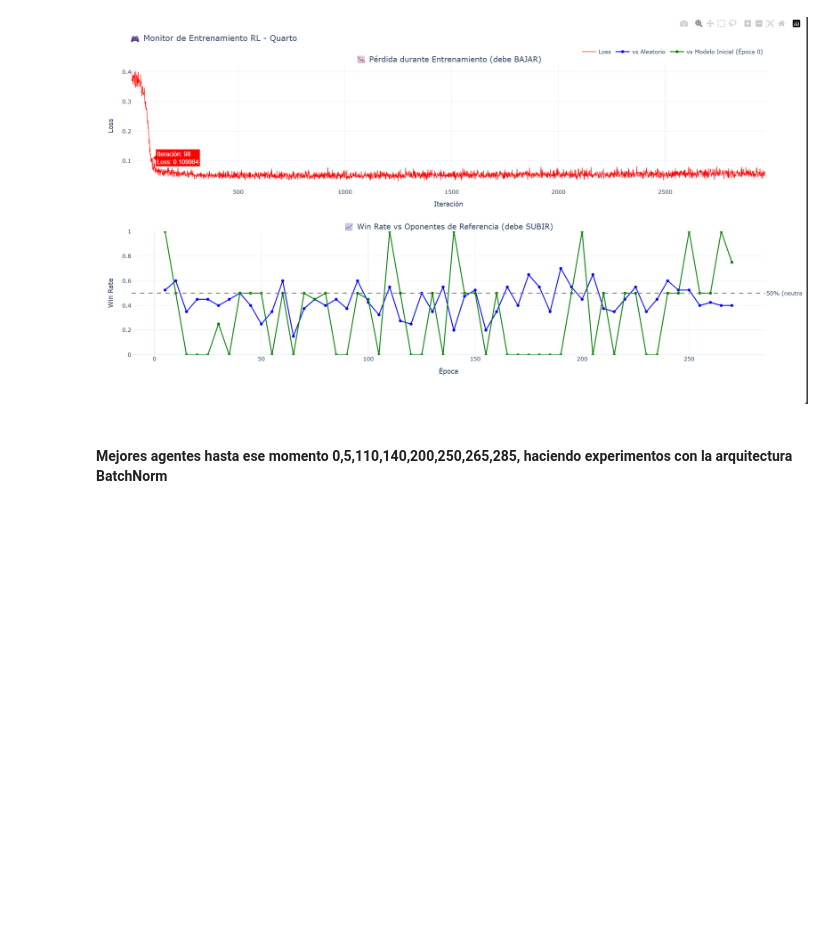
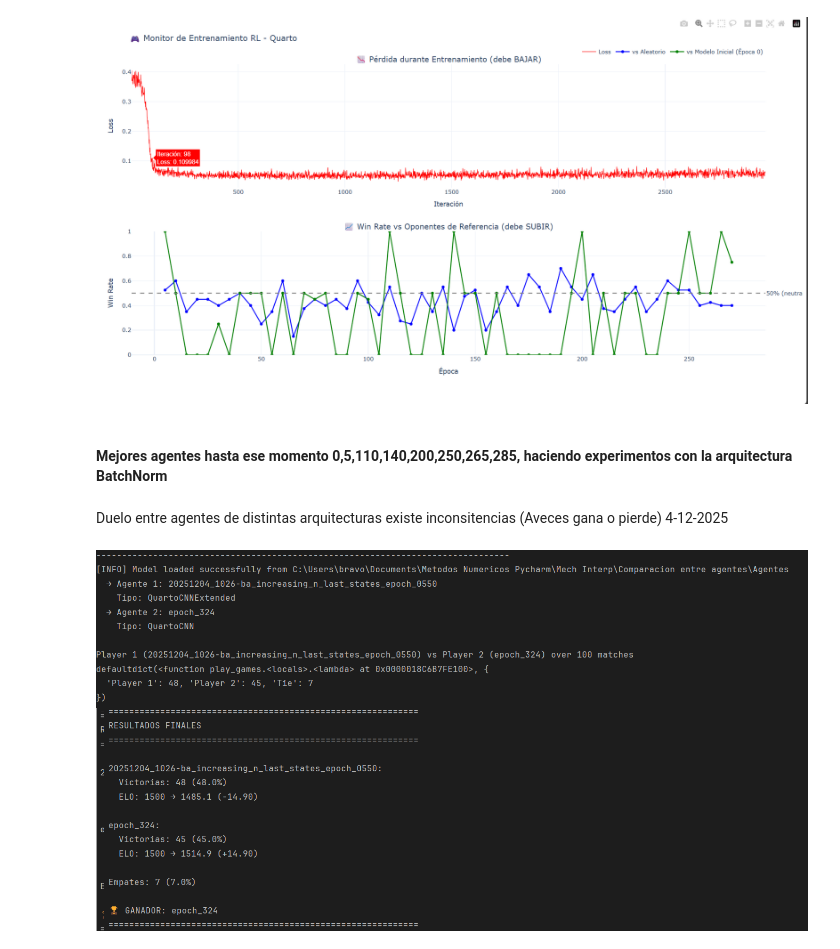
Before and after one commit to Francis1918/WIPCNN, a Jupyter notebook: analysis/Bitacora_1.ipynb, the cells around one changed output. Cells and saved outputs as stored; diff of their text form; code cells hidden in the pictures; blank space fills up the shorter version.

Commit message:
Update a la Bitacora_1.ipynb

```diff
--- a/analysis/Bitacora_1.ipynb
+++ b/analysis/Bitacora_1.ipynb
@@ -255,3 +255,10 @@ display(Image('C:/Users/bravo/Documents/Metodos Numericos Pycharm/Mech Interp/Im
 [figure]
 # %% [markdown]
 #### Mejores agentes hasta ese momento 0,5,110,140,200,250,265,285, haciendo experimentos con la arquitectura BatchNorm
+# %% [markdown]
+Duelo entre agentes de distintas arquitecturas existe inconsitencias (Aveces gana o pierde) 4-12-2025
+# %%
+from IPython.display import Image, display
+display(Image('C:/Users/bravo/Documents/Metodos Numericos Pycharm/Mech Interp/Imagenes de las bitacoras/Dueloentreagentes1Bitacora1.png'))
+# %% [output]
+[figure, added]
```
Also changed, not shown: parts of 21 cells of this notebook.
